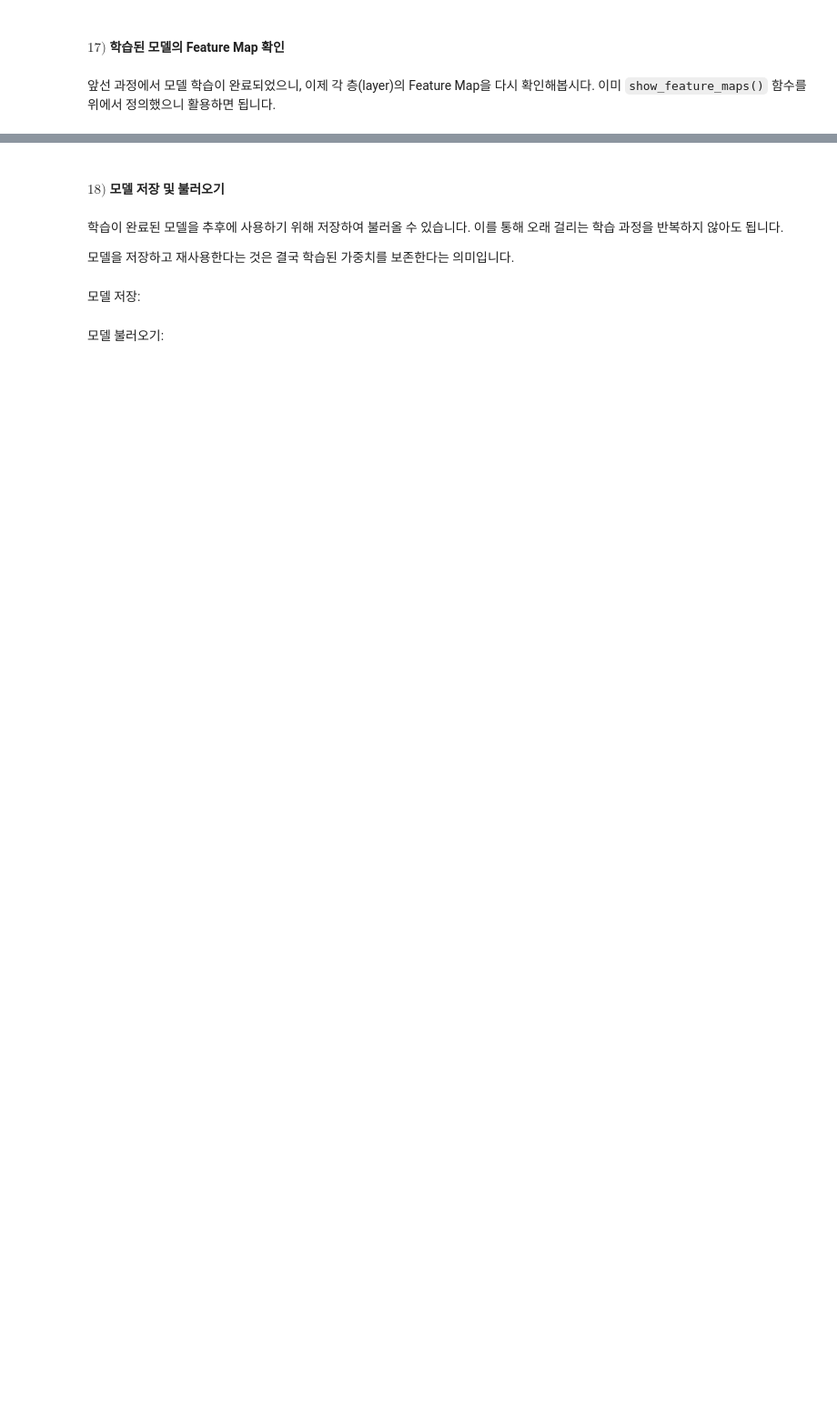
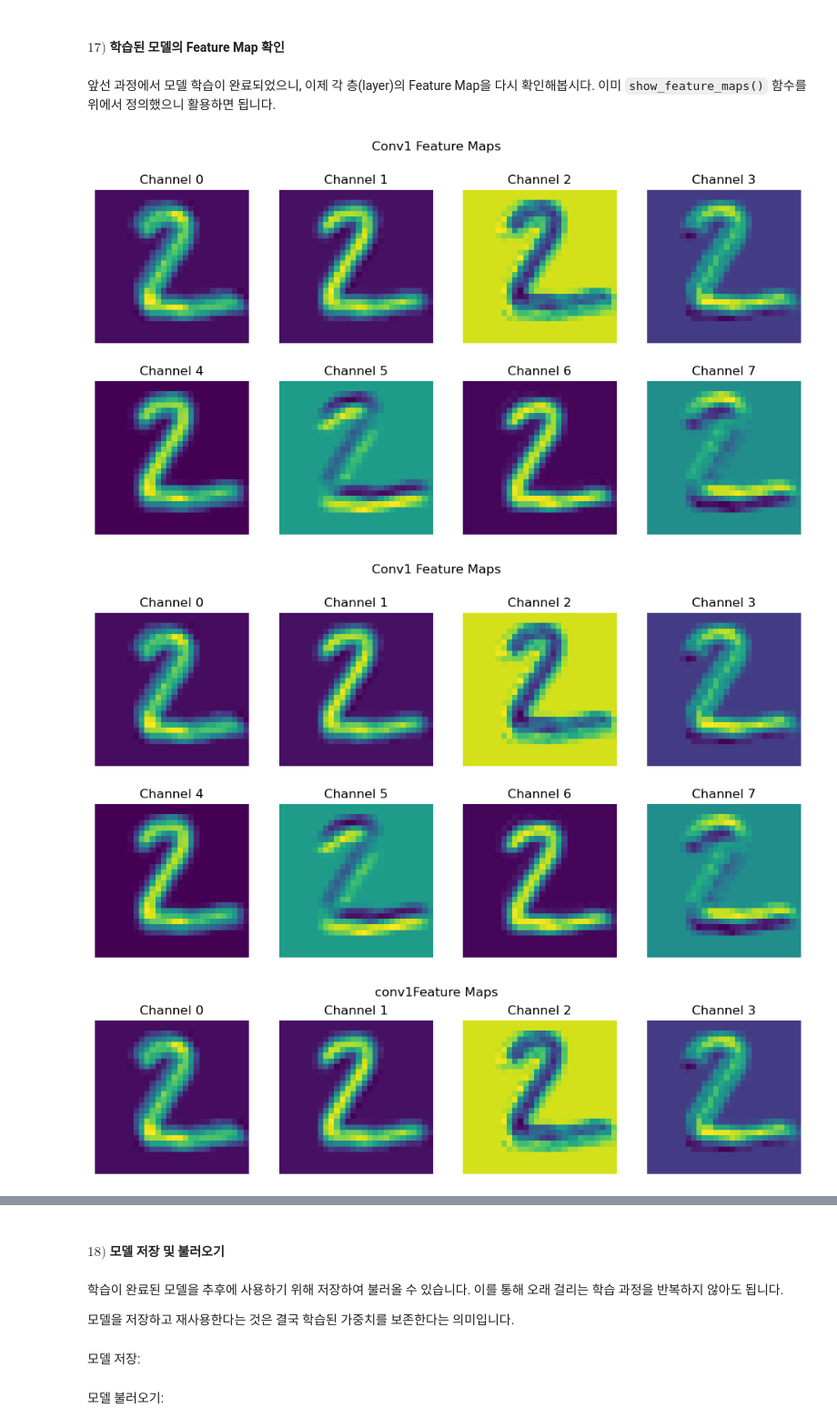
Before and after one commit to ICS-HYEJU/Vision-LLM-HYEJU, a Jupyter notebook: 03_DL-and-GPU.ipynb, the cells around one changed output, grey strips where cells are left out. Shown at 91% size. Cells and saved outputs as stored; diff of their text form; code cells hidden in the pictures; blank space fills up the shorter version.

```diff
--- a/03_DL-and-GPU.ipynb
+++ b/03_DL-and-GPU.ipynb
@@ -1940,27 +2164,48 @@ plt.show()
 # %%
 # TODO: CNN 각 층의 Feature Map 시각화
 # TODO: cmap="viridis" 사용
 
-
 # TODO: 이미지 선택
-image, true_label = ...
+image, true_label = test_dataset[1]
+input_batch = image.unsqueeze(0).to(device)
 
 # TODO: 역전파(파라미터 수정) 없이 순전파 수행
 model.eval()
-...
+with torch.no_grad():
+    logits, features = model(input_batch, return_features=True)
 
 # TODO: Conv1 Feature Maps 8개 시각화
-show_feature_maps(...)
-
+show_feature_maps(
+    features["conv1"],
+    title="Conv1 Feature Maps",
+    max_maps=8,
+    cmap = 'viridis'
+)
 # TODO: Conv2 Feature Maps 16개 시각화
-show_feature_maps(...)
+show_feature_maps(
+    features["conv1"],
+    title="Conv1 Feature Maps",
+    max_maps=10,
+    cmap = 'viridis'
+)
 
 # TODO: 6개 Layer별 대표 Feature Map 4개씩 비교
 layer_names = [
     "conv1",
     "relu1",
     "pool1",
     "conv2",
     "relu2",
     "pool2"
 ]
+for layer in layer_names:
+    show_feature_maps(
+        features[layer],
+        title=layer+"Feature Maps",
+        max_maps=4,
+        cmap = 'viridis'
+    )
+# %% [output]
+[figure, added]
+[figure, added]
+[figure, added]
```
Also changed, not shown: parts of 98 cells of this notebook, 20 other files.
